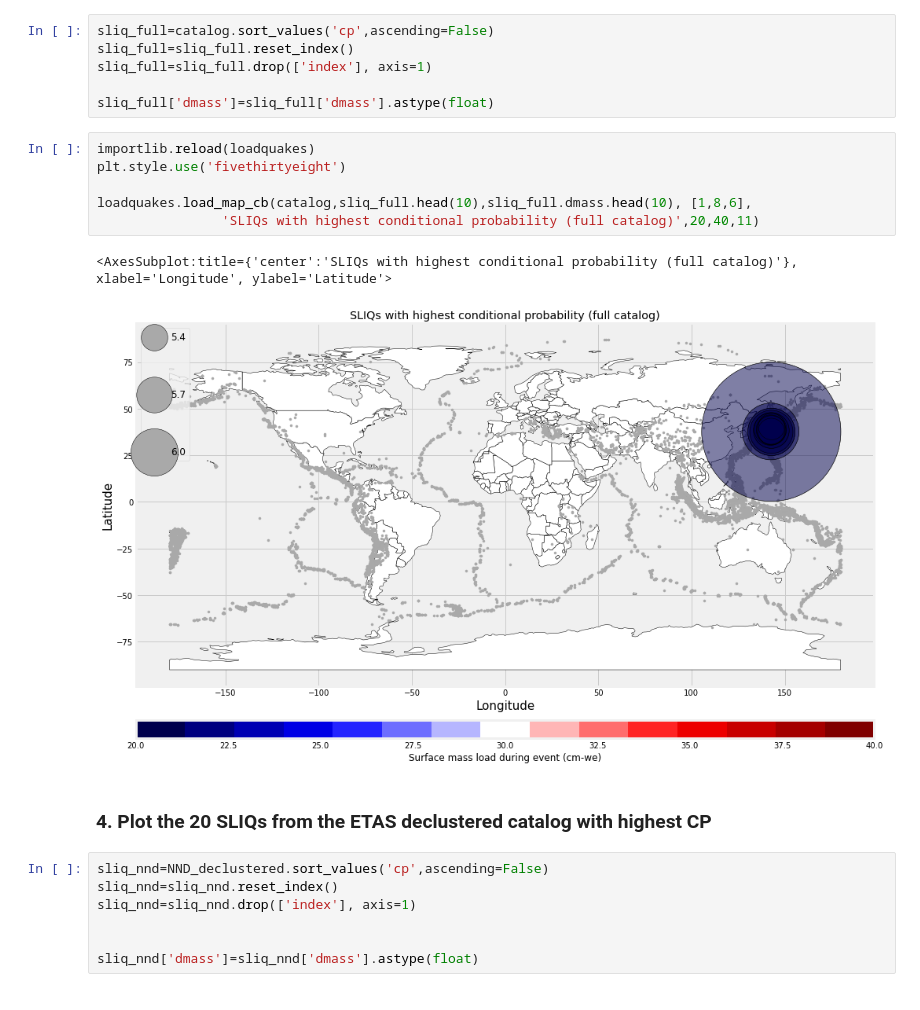
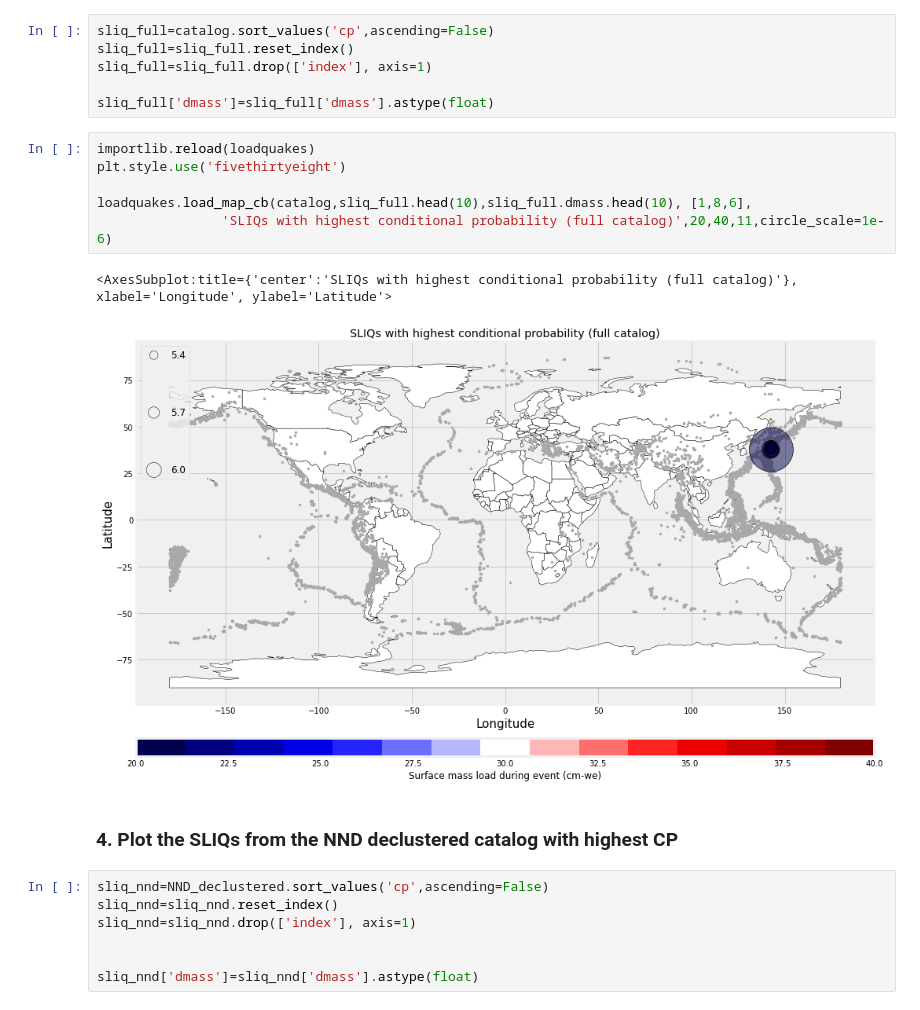
Before and after one commit to amandasyamsul/SLIQ, a Jupyter notebook: figure-3.ipynb, the cells around one changed output. Drawn from its saved outputs; the diff is of its cells as text.

Commit message:
remade figures with new NND declustered catalog

```diff
--- a/figure-3.ipynb
+++ b/figure-3.ipynb
@@ -41,14 +43,14 @@ sliq_full['dmass']=sliq_full['dmass'].astype(float)
 # %%
 importlib.reload(loadquakes)
 plt.style.use('fivethirtyeight')
 
 loadquakes.load_map_cb(catalog,sliq_full.head(10),sliq_full.dmass.head(10), [1,8,6],
-                'SLIQs with highest conditional probability (full catalog)',20,40,11)
+                'SLIQs with highest conditional probability (full catalog)',20,40,11,circle_scale=1e-6)
 # %% [output]
 <AxesSubplot:title={'center':'SLIQs with highest conditional probability (full catalog)'}, xlabel='Longitude', ylabel='Latitude'>
-[figure, old version]
+[figure, new version]
 # %% [markdown]
-### 4. Plot the 20 SLIQs from the ETAS declustered catalog with highest CP
+### 4. Plot the SLIQs from the NND declustered catalog with highest CP
 # %%
 sliq_nnd=NND_declustered.sort_values('cp',ascending=False)
 sliq_nnd=sliq_nnd.reset_index()
```
Also changed, not shown: parts of 13 cells of this notebook, 1 other file.
